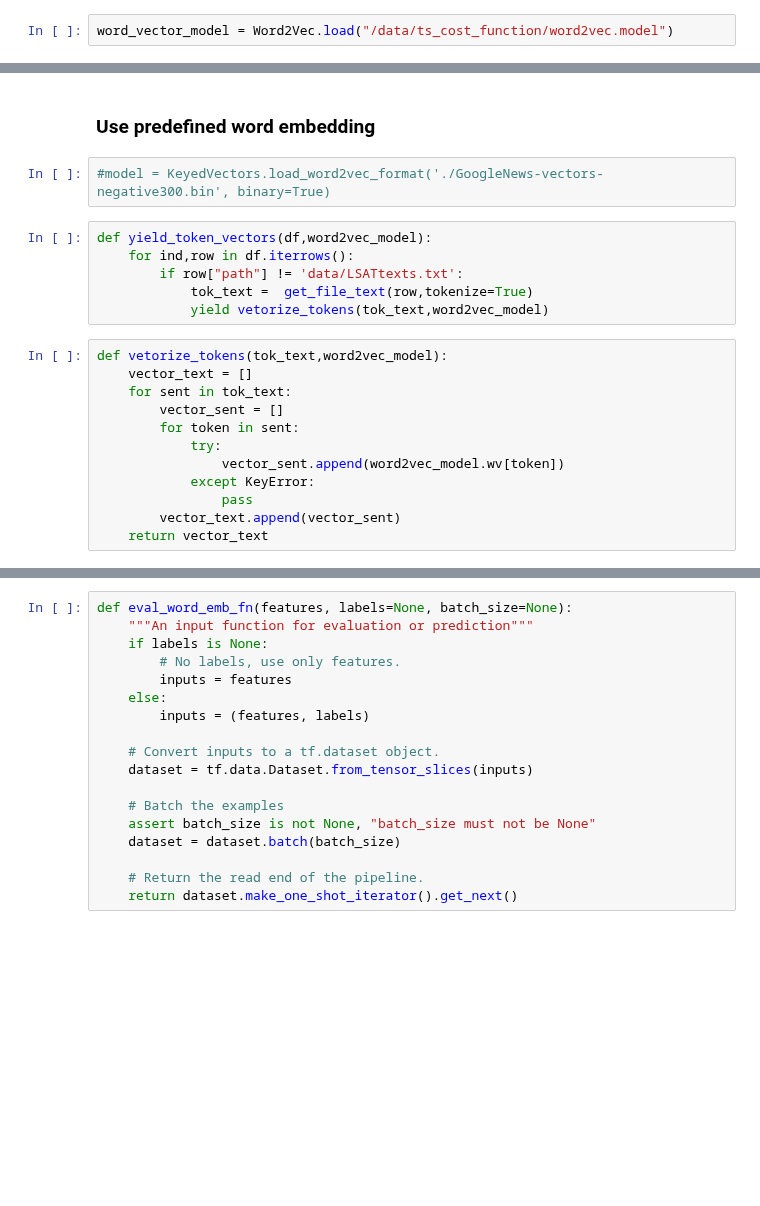
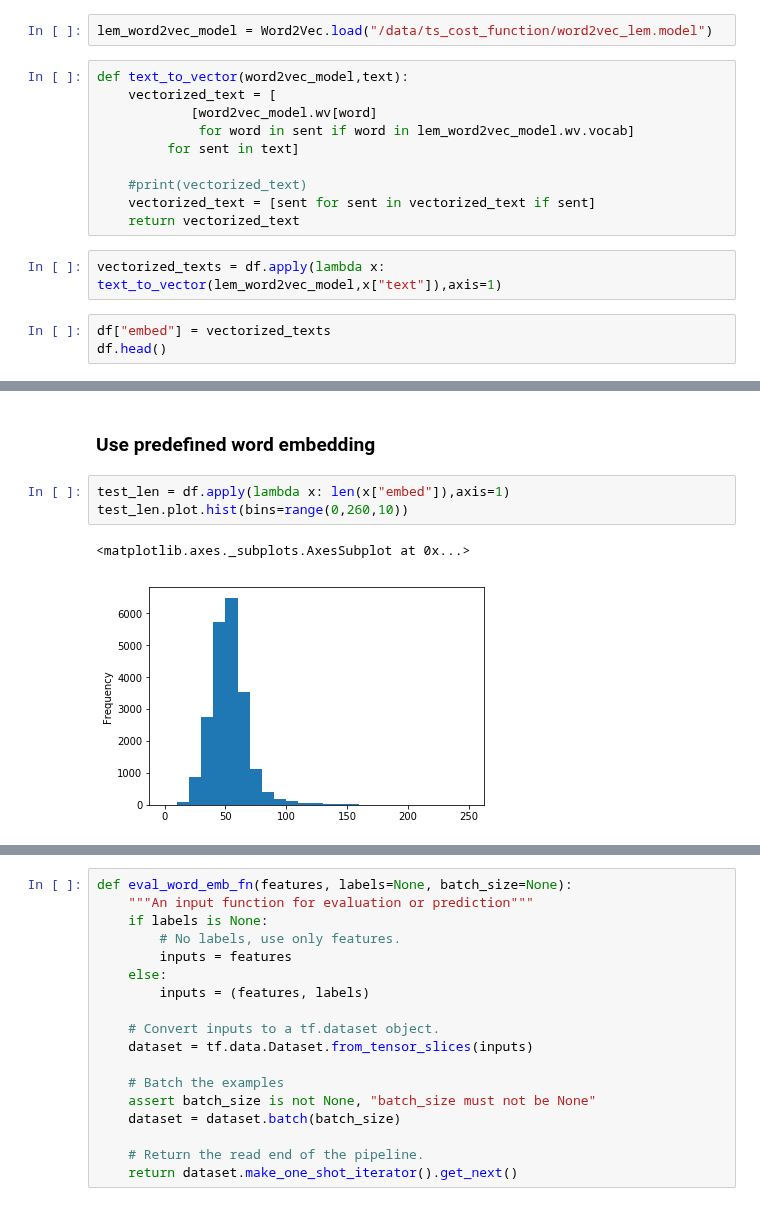
Before and after one commit to PaulOpu/TS_LossFunction, a Jupyter notebook: code/Opuchlich_Attention_Based_NN.ipynb, the cells around one changed output, grey strips where cells are left out. Saved outputs shown, nothing was run; the diff lists cells and outputs as text; blank space fills up the shorter version.

Commit message:
embedding

```diff
--- a/code/Opuchlich_Attention_Based_NN.ipynb
+++ b/code/Opuchlich_Attention_Based_NN.ipynb
@@ -177,2 +225,17 @@ word_vector_model.save("/data/ts_cost_function/word2vec.model")
 # %%
-word_vector_model = Word2Vec.load("/data/ts_cost_function/word2vec.model")
+lem_word2vec_model = Word2Vec.load("/data/ts_cost_function/word2vec_lem.model")
+# %%
+def text_to_vector(word2vec_model,text):
+    vectorized_text = [
+            [word2vec_model.wv[word]
+             for word in sent if word in lem_word2vec_model.wv.vocab]
+         for sent in text]
+
+    #print(vectorized_text)
+    vectorized_text = [sent for sent in vectorized_text if sent]
+    return vectorized_text
+# %%
+vectorized_texts = df.apply(lambda x: text_to_vector(lem_word2vec_model,x["text"]),axis=1)
+# %%
+df["embed"] = vectorized_texts
+df.head()
@@ -179,22 +250,8 @@ word_vector_model = Word2Vec.load("/data/ts_cost_function/word2vec.model")
 # %% [markdown]
 ### Use predefined word embedding
-# %%
-#model = KeyedVectors.load_word2vec_format('./GoogleNews-vectors-negative300.bin', binary=True)
-# %%
-def yield_token_vectors(df,word2vec_model):
-    for ind,row in df.iterrows():
-        if row["path"] != 'data/LSATtexts.txt':
-            tok_text =  get_file_text(row,tokenize=True)
-            yield vetorize_tokens(tok_text,word2vec_model)
-# %%
-def vetorize_tokens(tok_text,word2vec_model):
-    vector_text = []
-    for sent in tok_text:
-        vector_sent = []
-        for token in sent:
-            try:
-                vector_sent.append(word2vec_model.wv[token])
-            except KeyError:
-                pass
-        vector_text.append(vector_sent)
-    return vector_text
+# %%
+test_len = df.apply(lambda x: len(x["embed"]),axis=1)
+test_len.plot.hist(bins=range(0,260,10))
+# %% [output]
+<matplotlib.axes._subplots.AxesSubplot at 0x...>
+[figure, added]
```
Also changed, not shown: parts of 36 cells of this notebook.
